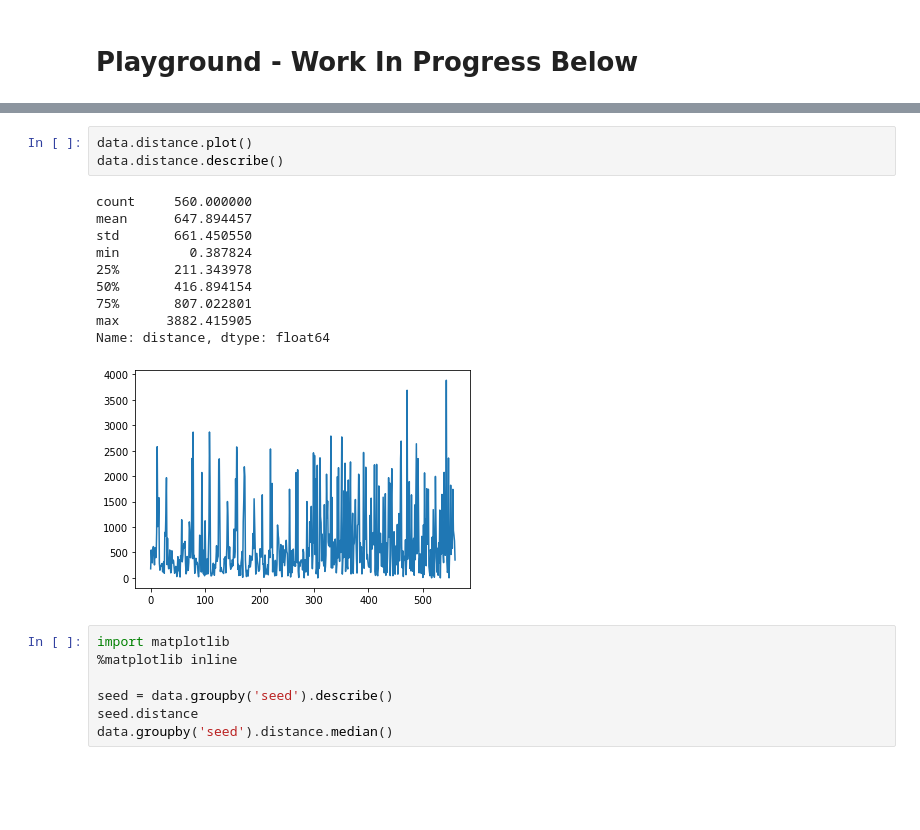
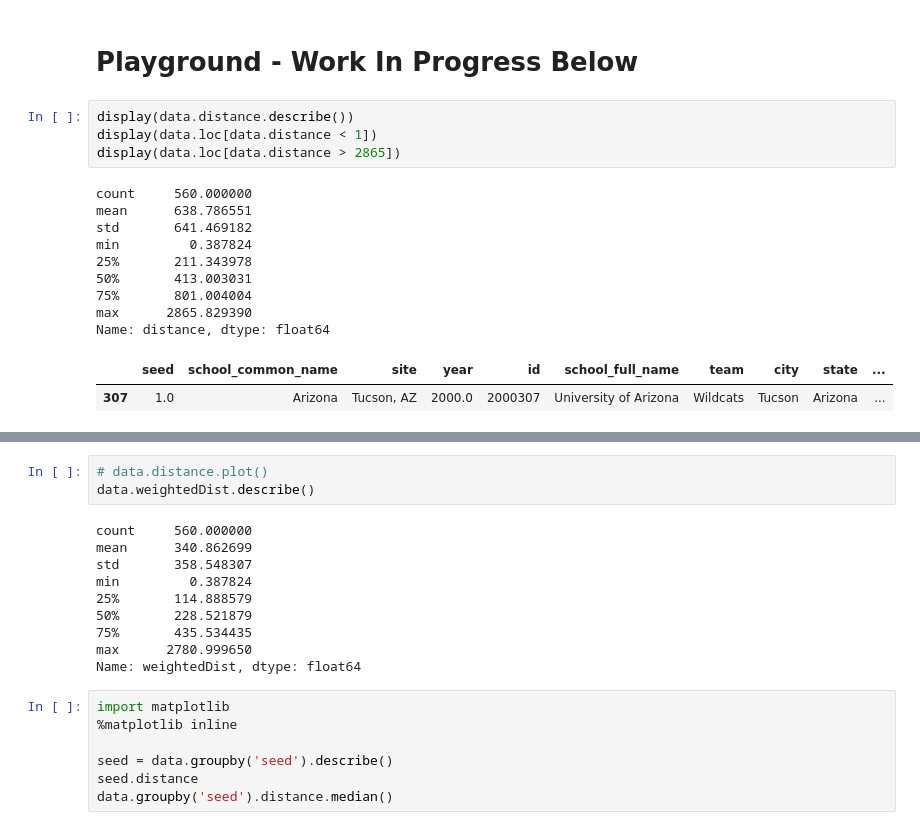
Before and after one commit to laurenoldham1202/final-project, a Jupyter notebook: notebooks/analysis.ipynb, the cells around one changed output, grey strips where cells are left out. Drawn from its saved outputs; the diff is of its cells as text; blank space fills up the shorter version.

```diff
--- a/notebooks/analysis.ipynb
+++ b/notebooks/analysis.ipynb
@@ -251,3 +251,19 @@ seedsDist.to_csv('../data/cleaned/seeds-by-school.csv')
 seedsMerged.to_csv('../data/cleaned/seeds-overall.csv', index=False)
 # %% [markdown]
 # Playground - Work In Progress Below
+# %%
+display(data.distance.describe())
+display(data.loc[data.distance < 1])
+display(data.loc[data.distance > 2865])
+# %% [output]
+count     560.000000
+mean      638.786551
+std       641.469182
+min         0.387824
+25%       211.343978
+50%       413.003031
+75%       801.004004
+max      2865.829390
+Name: distance, dtype: float64
+|  | seed | school_common_name | site | year | id | school_full_name | team | city | state | ... |
+| 307 | 1.0 | Arizona | Tucson, AZ | 2000.0 | 2000307 | University of Arizona | Wildcats | Tucson | Arizona | ... |
@@ -254,17 +272,16 @@ seedsMerged.to_csv('../data/cleaned/seeds-overall.csv', index=False)
 # %%
-data.distance.plot()
-data.distance.describe()
+# data.distance.plot()
+data.weightedDist.describe()
 # %% [output]
 count     560.000000
-mean      647.894457
-std       661.450550
+mean      340.862699
+std       358.548307
 min         0.387824
-25%       211.343978
-50%       416.894154
-75%       807.022801
-max      3882.415905
-Name: distance, dtype: float64
+25%       114.888579
+50%       228.521879
+75%       435.534435
+max      2780.999650
+Name: weightedDist, dtype: float64
-[figure, removed]
 # %%
 import matplotlib
 %matplotlib inline
```
Also changed, not shown: parts of 1 cell of this notebook, 1 other file.
